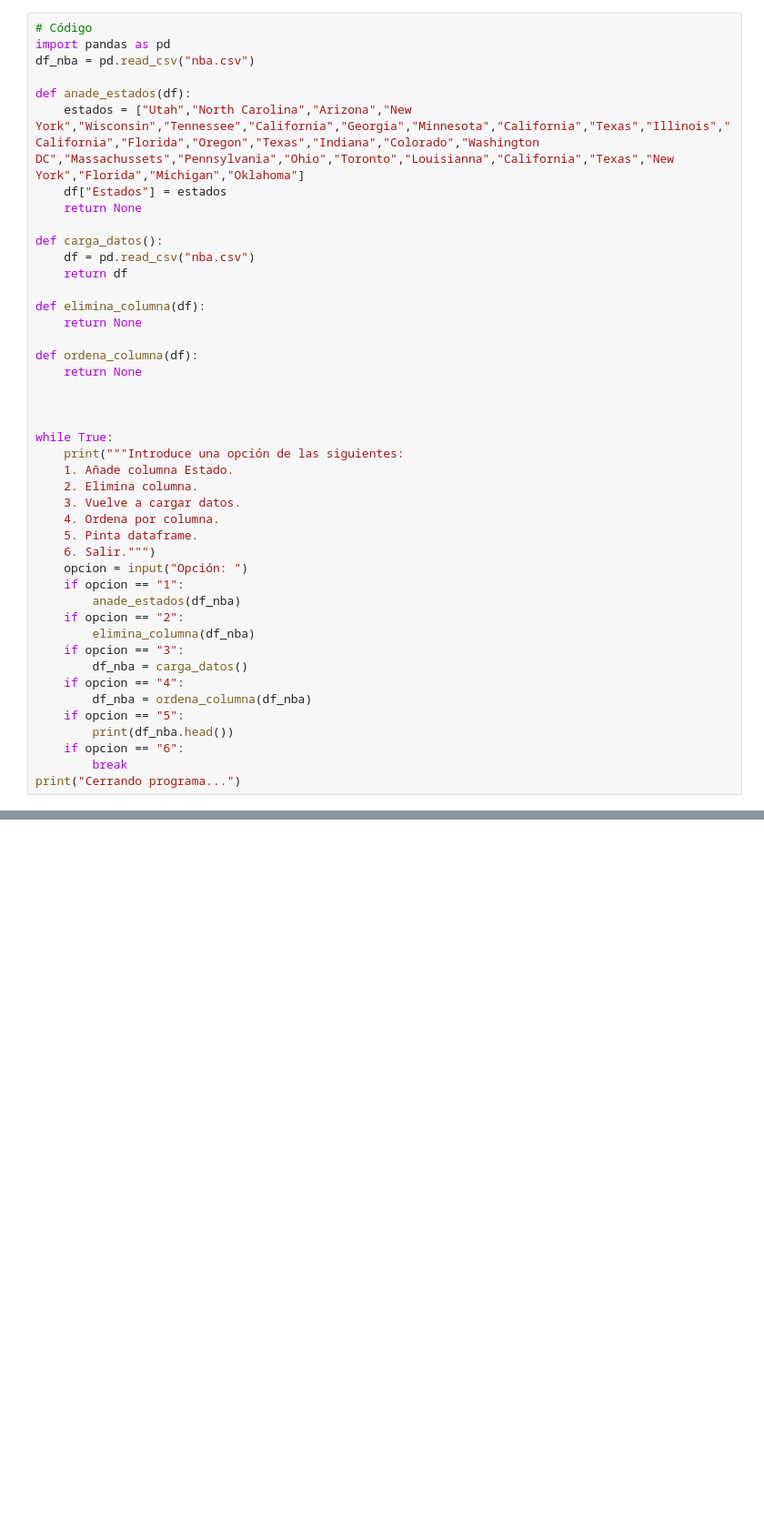
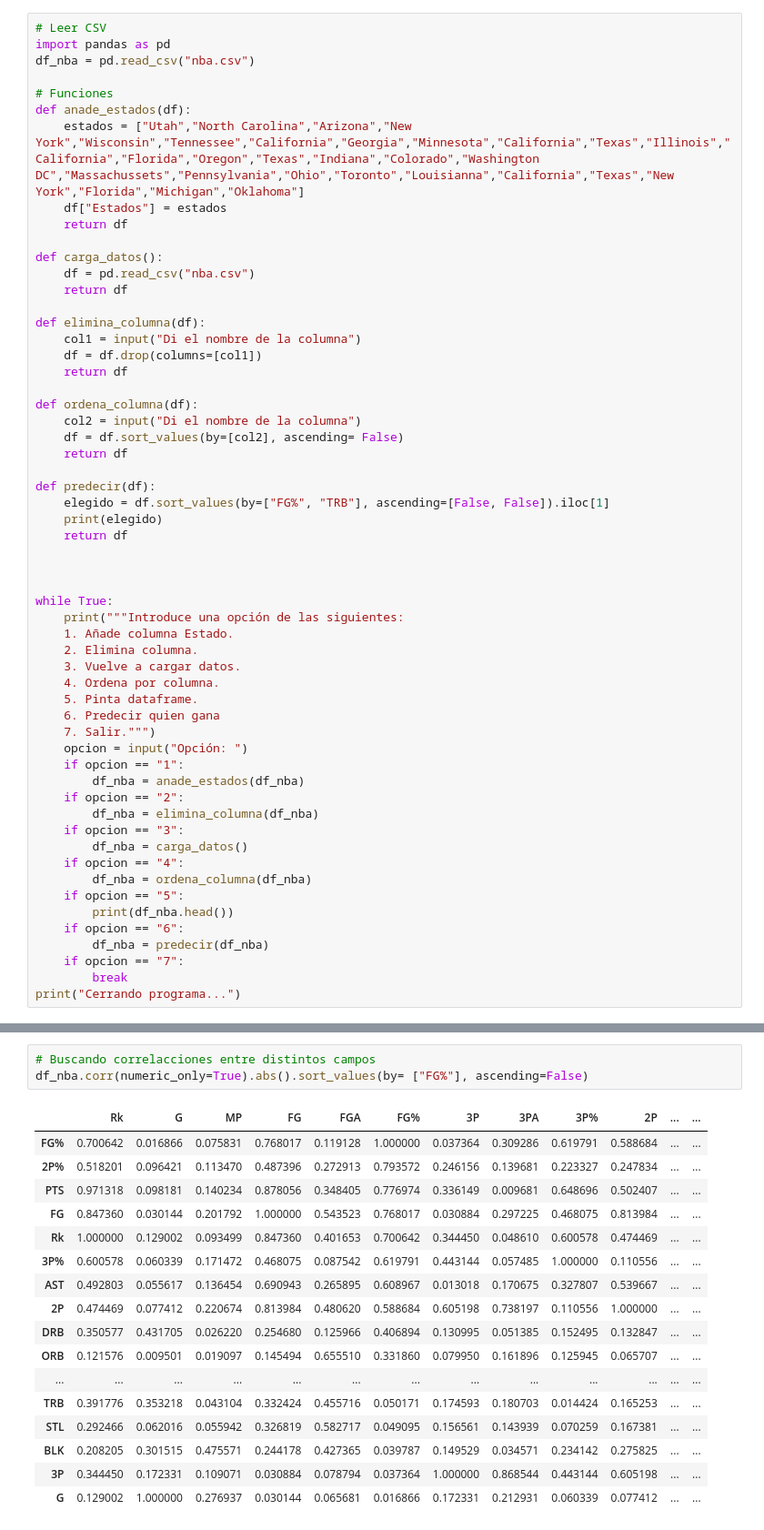
Before and after one commit to carmencnles/PIA-CASA, a Jupyter notebook: Primer trimestre/Unidad2_7/Actividad2_7_Funciones, ficheros y excepciones.ipynb, the cells around one changed output, grey strips where cells are left out. Shown at 91% size. Cells and saved outputs as stored; diff of their text form; blank space fills up the shorter version.

```diff
--- a/Primer trimestre/Unidad2_7/Actividad2_7_Funciones, ficheros y excepciones.ipynb
+++ b/Primer trimestre/Unidad2_7/Actividad2_7_Funciones, ficheros y excepciones.ipynb
@@ -44,24 +44,34 @@ Debes escribir un programa que consiga los siguientes objetivos (introduce cuand
 
 3. Crea una función que prediga en base a los datos que tienes y a las reglas que consideres oportuno el porcentaje de probabilidad de ganar la NBA en la temporada actual que tienen cada uno de estos 30 equipos. Para hacer esto deberás investigar cada uno de los datos y decidir el impacto que tienen en el juego.
 # %%
-# Código
+# Leer CSV
 import pandas as pd
 df_nba = pd.read_csv("nba.csv")
 
+# Funciones
 def anade_estados(df):
     estados = ["Utah","North Carolina","Arizona","New York","Wisconsin","Tennessee","California","Georgia","Minnesota","California","Texas","Illinois","California","Florida","Oregon","Texas","Indiana","Colorado","Washington DC","Massachussets","Pennsylvania","Ohio","Toronto","Louisianna","California","Texas","New York","Florida","Michigan","Oklahoma"]
     df["Estados"] = estados
-    return None
+    return df
 
 def carga_datos():
     df = pd.read_csv("nba.csv")
     return df
 
 def elimina_columna(df):
-    return None
+    col1 = input("Di el nombre de la columna")
+    df = df.drop(columns=[col1])
+    return df
 
 def ordena_columna(df):
-    return None
+    col2 = input("Di el nombre de la columna")
+    df = df.sort_values(by=[col2], ascending= False)
+    return df
+
+def predecir(df):
+    elegido = df.sort_values(by=["FG%", "TRB"], ascending=[False, False]).iloc[1]
+    print(elegido)
+    return df
 
 
 
@@ -72,12 +82,13 @@ while True:
     3. Vuelve a cargar datos.
     4. Ordena por columna.
     5. Pinta dataframe.
-    6. Salir.""")
+    6. Predecir quien gana
+    7. Salir.""")
     opcion = input("Opción: ")
     if opcion == "1":
-        anade_estados(df_nba)
+        df_nba = anade_estados(df_nba)
     if opcion == "2":
-        elimina_columna(df_nba)
+        df_nba = elimina_columna(df_nba)
     if opcion == "3":
         df_nba = carga_datos()
     if opcion == "4":
@@ -85,5 +96,7 @@ while True:
     if opcion == "5":
         print(df_nba.head())
     if opcion == "6":
+        df_nba = predecir(df_nba)
+    if opcion == "7":
         break
 print("Cerrando programa...")
@@ -91,0 +121,21 @@ print("Cerrando programa...")
+# %%
+# Buscando correlacciones entre distintos campos
+df_nba.corr(numeric_only=True).abs().sort_values(by= ["FG%"], ascending=False)
+# %% [output]
+|  | Rk | G | MP | FG | FGA | FG% | 3P | 3PA | 3P% | 2P | ... | ... |
+| FG% | 0.700642 | 0.016866 | 0.075831 | 0.768017 | 0.119128 | 1.000000 | 0.037364 | 0.309286 | 0.619791 | 0.588684 | ... | ... |
+| 2P% | 0.518201 | 0.096421 | 0.113470 | 0.487396 | 0.272913 | 0.793572 | 0.246156 | 0.139681 | 0.223327 | 0.247834 | ... | ... |
+| PTS | 0.971318 | 0.098181 | 0.140234 | 0.878056 | 0.348405 | 0.776974 | 0.336149 | 0.009681 | 0.648696 | 0.502407 | ... | ... |
+| FG | 0.847360 | 0.030144 | 0.201792 | 1.000000 | 0.543523 | 0.768017 | 0.030884 | 0.297225 | 0.468075 | 0.813984 | ... | ... |
+| Rk | 1.000000 | 0.129002 | 0.093499 | 0.847360 | 0.401653 | 0.700642 | 0.344450 | 0.048610 | 0.600578 | 0.474469 | ... | ... |
+| 3P% | 0.600578 | 0.060339 | 0.171472 | 0.468075 | 0.087542 | 0.619791 | 0.443144 | 0.057485 | 1.000000 | 0.110556 | ... | ... |
+| AST | 0.492803 | 0.055617 | 0.136454 | 0.690943 | 0.265895 | 0.608967 | 0.013018 | 0.170675 | 0.327807 | 0.539667 | ... | ... |
+| 2P | 0.474469 | 0.077412 | 0.220674 | 0.813984 | 0.480620 | 0.588684 | 0.605198 | 0.738197 | 0.110556 | 1.000000 | ... | ... |
+| DRB | 0.350577 | 0.431705 | 0.026220 | 0.254680 | 0.125966 | 0.406894 | 0.130995 | 0.051385 | 0.152495 | 0.132847 | ... | ... |
+| ORB | 0.121576 | 0.009501 | 0.019097 | 0.145494 | 0.655510 | 0.331860 | 0.079950 | 0.161896 | 0.125945 | 0.065707 | ... | ... |
+| ... | ... | ... | ... | ... | ... | ... | ... | ... | ... | ... | ... | ... |
+| TRB | 0.391776 | 0.353218 | 0.043104 | 0.332424 | 0.455716 | 0.050171 | 0.174593 | 0.180703 | 0.014424 | 0.165253 | ... | ... |
+| STL | 0.292466 | 0.062016 | 0.055942 | 0.326819 | 0.582717 | 0.049095 | 0.156561 | 0.143939 | 0.070259 | 0.167381 | ... | ... |
+| BLK | 0.208205 | 0.301515 | 0.475571 | 0.244178 | 0.427365 | 0.039787 | 0.149529 | 0.034571 | 0.234142 | 0.275825 | ... | ... |
+| 3P | 0.344450 | 0.172331 | 0.109071 | 0.030884 | 0.078794 | 0.037364 | 1.000000 | 0.868544 | 0.443144 | 0.605198 | ... | ... |
+| G | 0.129002 | 1.000000 | 0.276937 | 0.030144 | 0.065681 | 0.016866 | 0.172331 | 0.212931 | 0.060339 | 0.077412 | ... | ... |
```
Also changed, not shown: parts of 3 cells of this notebook, 42 other files.
